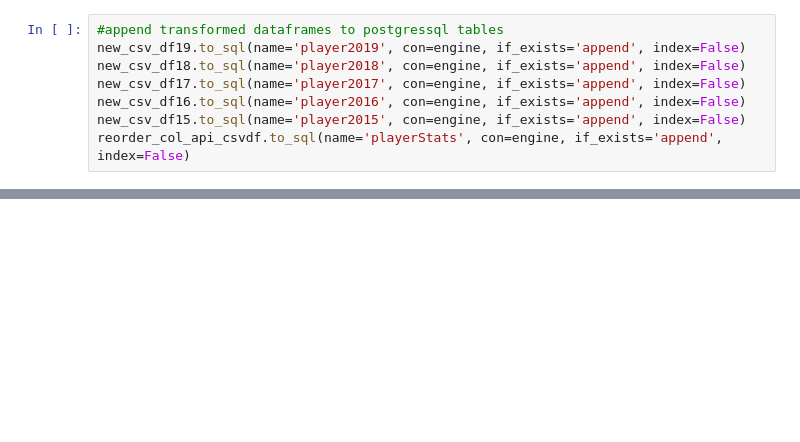
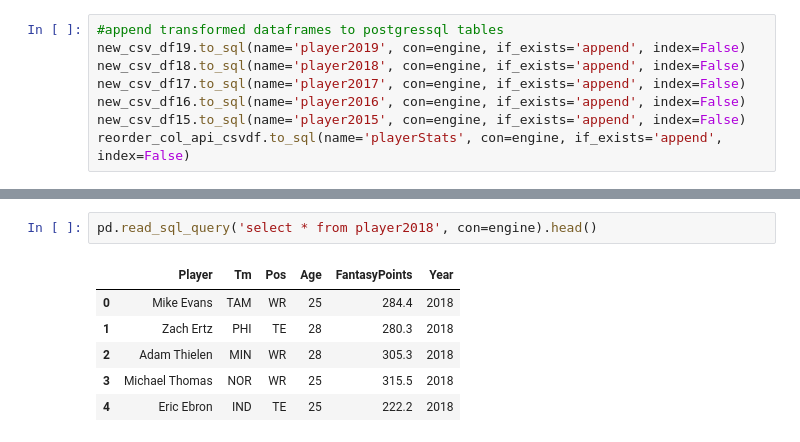
Before and after one commit to tiffanyharris711/etl-project, a Jupyter notebook: ETL_Project.ipynb, the cells around one changed output, grey strips where cells are left out. Saved outputs shown, nothing was run; the diff lists cells and outputs as text; blank space fills up the shorter version.

```diff
--- a/ETL_Project.ipynb
+++ b/ETL_Project.ipynb
@@ -97,0 +181,9 @@ pd.read_sql_query('select * from player2019', con=engine).head()
+# %%
+pd.read_sql_query('select * from player2018', con=engine).head()
+# %% [output]
+|  | Player | Tm | Pos | Age | FantasyPoints | Year |
+| 0 | Mike Evans | TAM | WR | 25 | 284.4 | 2018 |
+| 1 | Zach Ertz | PHI | TE | 28 | 280.3 | 2018 |
+| 2 | Adam Thielen | MIN | WR | 28 | 305.3 | 2018 |
+| 3 | Michael Thomas | NOR | WR | 25 | 315.5 | 2018 |
+| 4 | Eric Ebron | IND | TE | 25 | 222.2 | 2018 |
```
Also changed, not shown: parts of 38 cells of this notebook, 3 other files.
